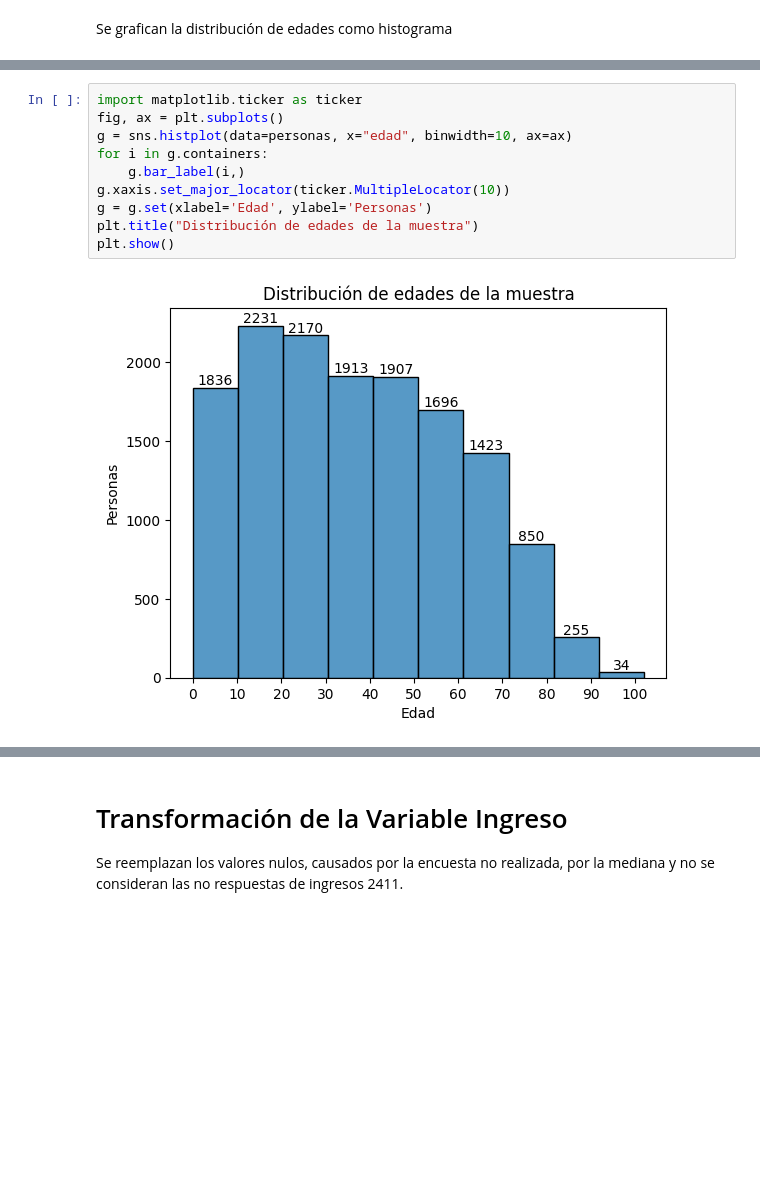
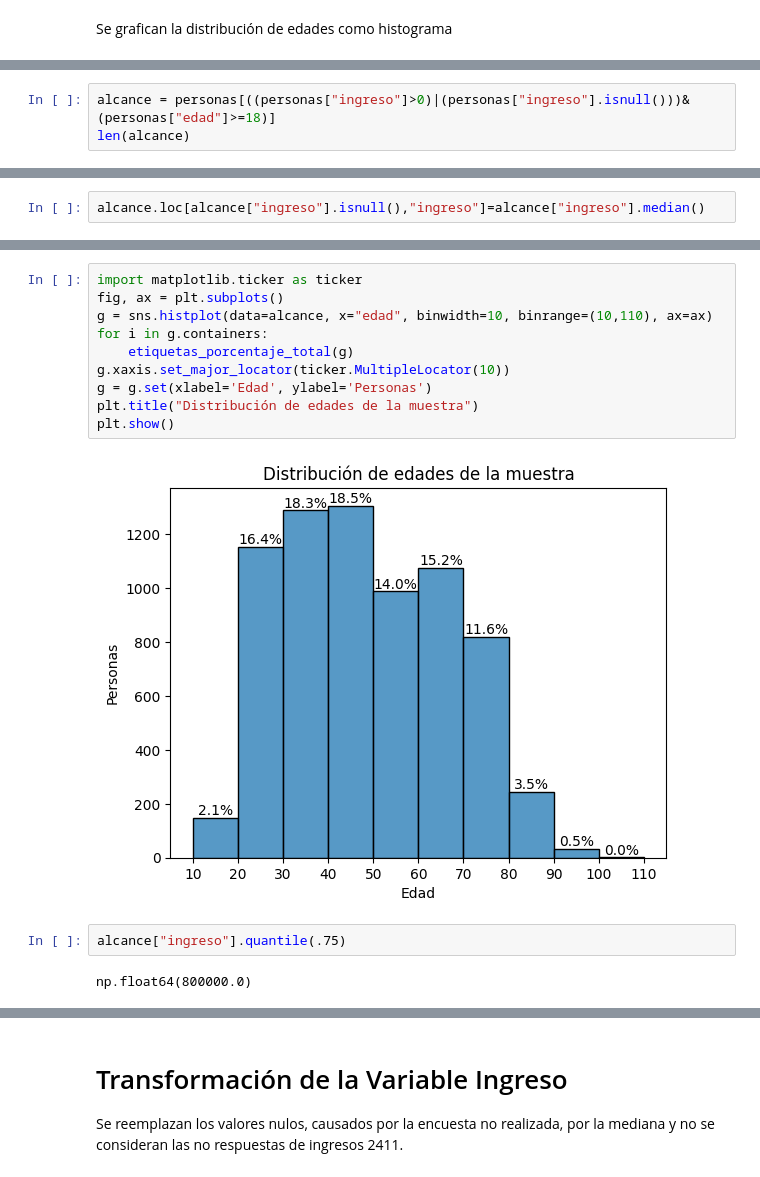
Before and after one commit to LMatiPerez/AnalisisDeDatosI_G5, a Jupyter notebook: graficos_grupo_5.ipynb, the cells around one changed output, grey strips where cells are left out. Saved outputs shown, nothing was run; the diff lists cells and outputs as text; blank space fills up the shorter version.

```diff
--- a/graficos_grupo_5.ipynb
+++ b/graficos_grupo_5.ipynb
@@ -68,0 +79,3 @@ Se grafican la distribución de edades como histograma
+# %%
+alcance = personas[((personas["ingreso"]>0)|(personas["ingreso"].isnull()))&(personas["edad"]>=18)]
+len(alcance)
@@ -68,0 +84,2 @@ Se grafican la distribución de edades como histograma
+# %%
+alcance.loc[alcance["ingreso"].isnull(),"ingreso"]=alcance["ingreso"].median()
@@ -69,12 +98,16 @@ Se grafican la distribución de edades como histograma
 # %%
 import matplotlib.ticker as ticker
 fig, ax = plt.subplots()
-g = sns.histplot(data=personas, x="edad", binwidth=10, ax=ax)
+g = sns.histplot(data=alcance, x="edad", binwidth=10, binrange=(10,110), ax=ax)
 for i in g.containers:
-    g.bar_label(i,)
+    etiquetas_porcentaje_total(g)
 g.xaxis.set_major_locator(ticker.MultipleLocator(10))
 g = g.set(xlabel='Edad', ylabel='Personas')
 plt.title("Distribución de edades de la muestra")
 plt.show()
 # %% [output]
-[figure, old version]
+[figure, new version]
+# %%
+alcance["ingreso"].quantile(.75)
+# %% [output]
+np.float64(800000.0)
```
Also changed, not shown: parts of 15 cells of this notebook, 1 other file.
